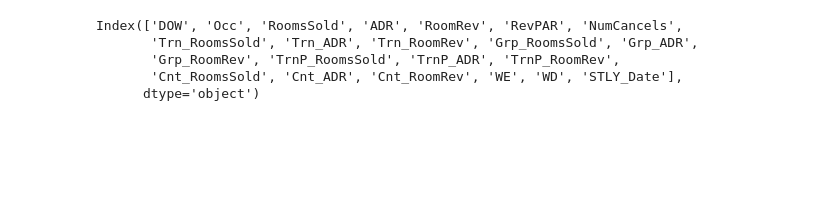
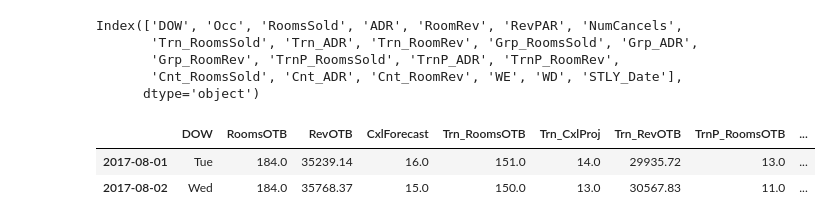
Before and after one commit to edubu2/hotel-revman-system, a Jupyter notebook: code/pricing.ipynb, the cells around one changed output. Saved outputs shown, nothing was run; the diff lists cells and outputs as text; code cells hidden in the pictures; blank space fills up the shorter version.

```diff
--- a/code/pricing.ipynb
+++ b/code/pricing.ipynb
@@ -23 +26,7 @@ h2_dbd.index = pd.to_datetime(h2_dbd.index, format="%Y-%m-%d")
+# %%
+h1_sim.head(2)
+# %% [output]
+|  | DOW | RoomsOTB | RevOTB | CxlForecast | Trn_RoomsOTB | Trn_CxlProj | Trn_RevOTB | TrnP_RoomsOTB | ... |
+| 2017-08-01 | Tue | 184.0 | 35239.14 | 16.0 | 151.0 | 14.0 | 29935.72 | 13.0 | ... |
+| 2017-08-02 | Wed | 184.0 | 35768.37 | 15.0 | 150.0 | 13.0 | 30567.83 | 11.0 | ... |
 # %%
```
Also changed, not shown: parts of 18 cells of this notebook, 1 other file.
